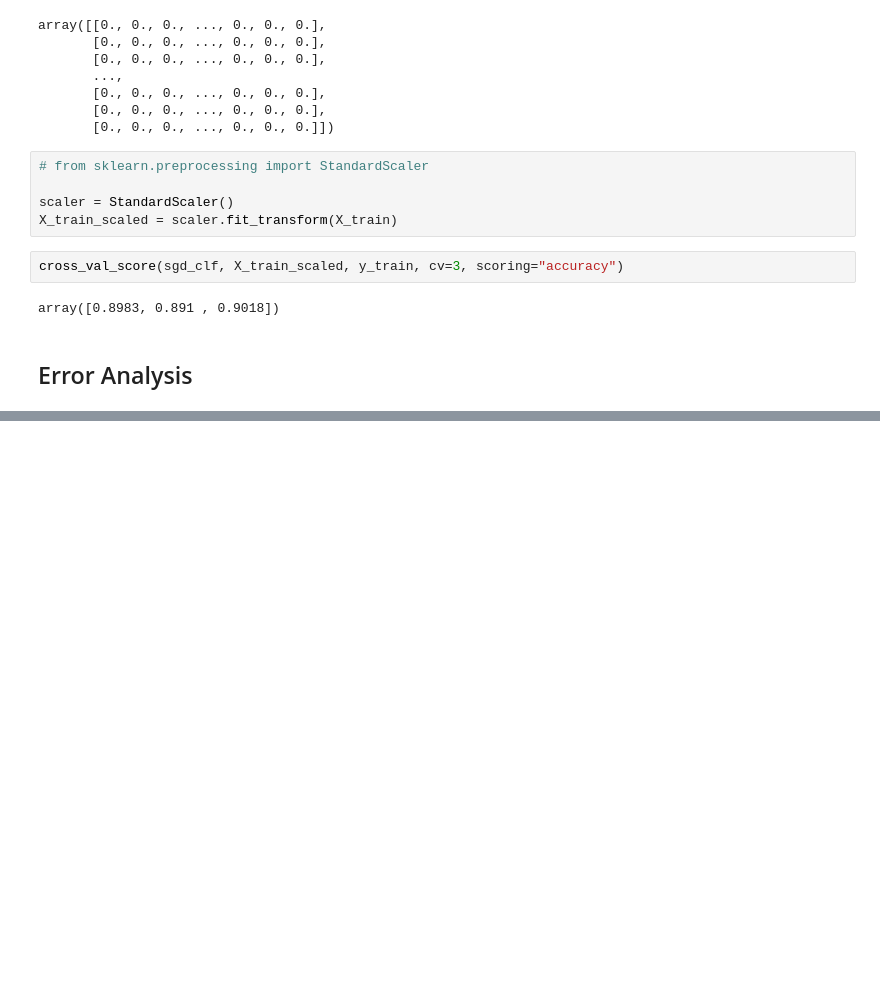
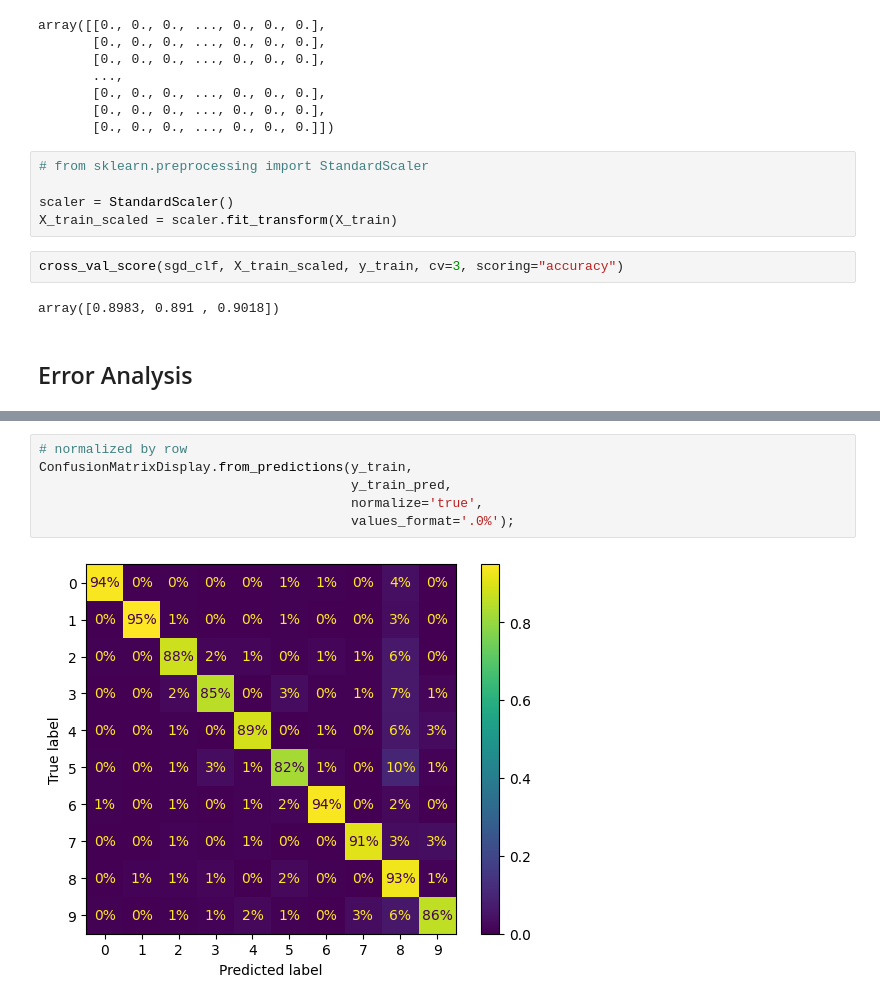
Before and after one commit to PaulToronto/Hands-on-Maching-Learning-Book, a Jupyter notebook: 3_Classification.ipynb, the cells around one changed output, grey strips where cells are left out. Cells and saved outputs as stored; diff of their text form; blank space fills up the shorter version.

```diff
--- a/3_Classification.ipynb
+++ b/3_Classification.ipynb
@@ -1178,0 +1222,8 @@ array([0.8983, 0.891 , 0.9018])
+# %%
+# normalized by row
+ConfusionMatrixDisplay.from_predictions(y_train,
+                                        y_train_pred,
+                                        normalize='true',
+                                        values_format='.0%');
+# %% [output]
+[figure, added]
```
Also changed, not shown: parts of 18 cells of this notebook.
